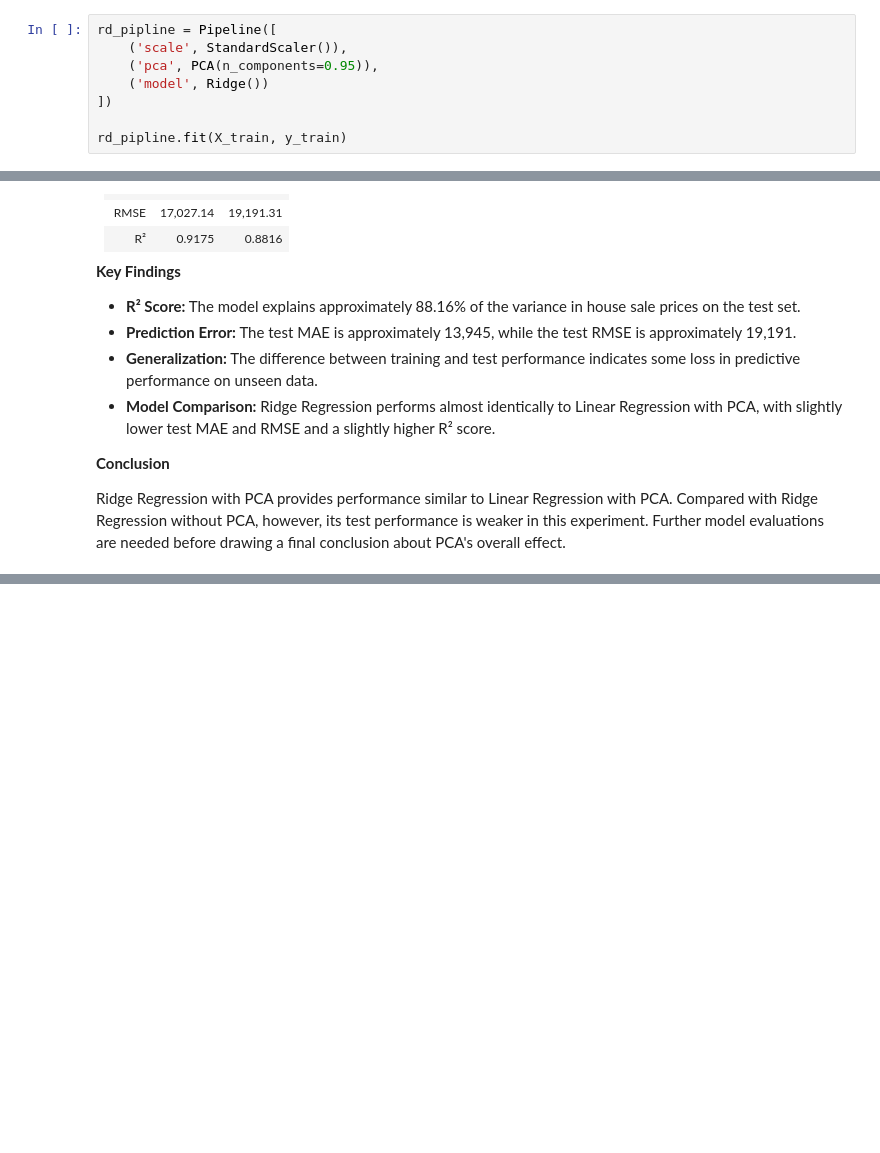
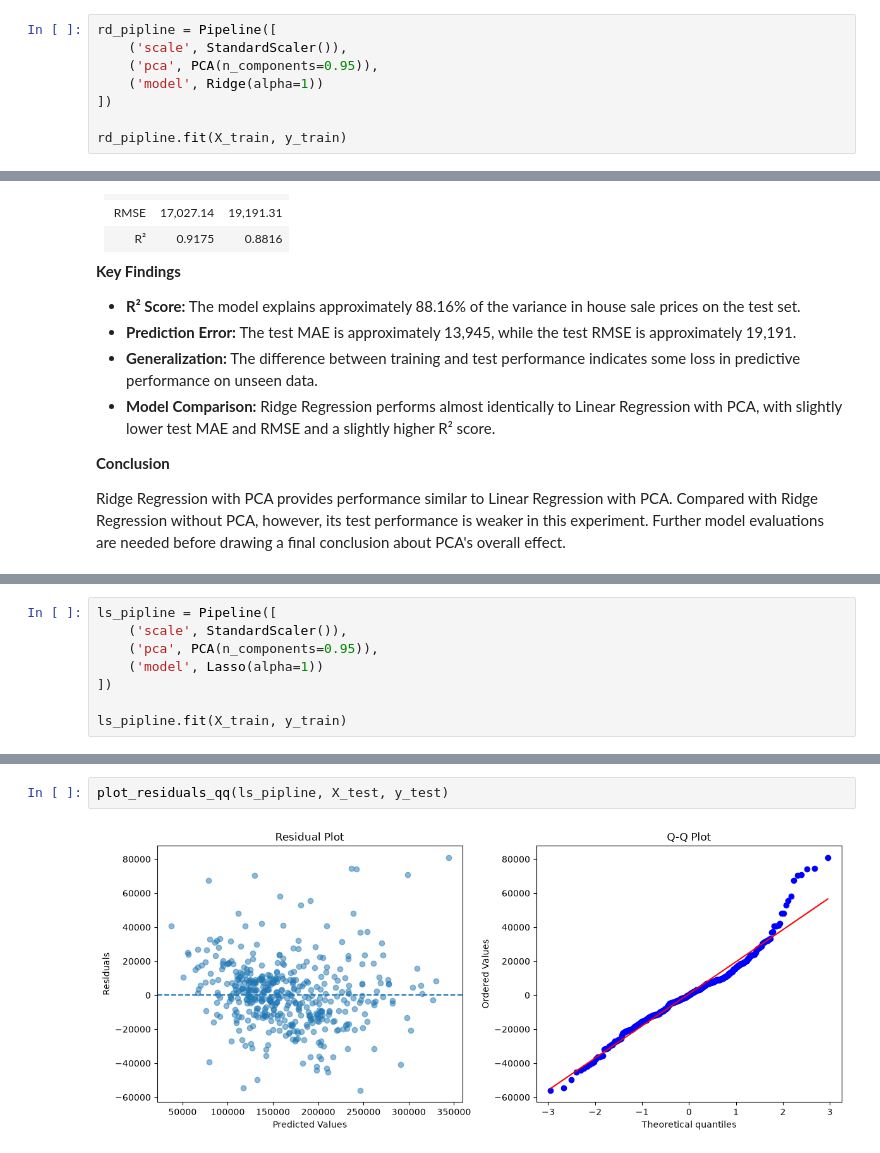
Before and after one commit to Mohamadzf23/ames-housing-price-prediction, a Jupyter notebook: src/ames_housing_price_prediction.ipynb, the cells around one changed output, grey strips where cells are left out. Drawn from its saved outputs; the diff is of its cells as text; blank space fills up the shorter version.

Commit message:
Evaluate Lasso Regression with PCA

```diff
--- a/src/ames_housing_price_prediction.ipynb
+++ b/src/ames_housing_price_prediction.ipynb
@@ -2865,7 +2865,7 @@ PCA reduced the dimensionality of the feature space, but it did not improve Line
 rd_pipline = Pipeline([
     ('scale', StandardScaler()),
     ('pca', PCA(n_components=0.95)),
-    ('model', Ridge())
+    ('model', Ridge(alpha=1))
 ])
 
 rd_pipline.fit(X_train, y_train)
@@ -2925,0 +2930,8 @@ Ridge Regression with PCA provides performance similar to Linear Regression with
+# %%
+ls_pipline = Pipeline([
+    ('scale', StandardScaler()),
+    ('pca', PCA(n_components=0.95)),
+    ('model', Lasso(alpha=1))
+])
+
+ls_pipline.fit(X_train, y_train)
@@ -2925,0 +2963,4 @@ Ridge Regression with PCA provides performance similar to Linear Regression with
+# %%
+plot_residuals_qq(ls_pipline, X_test, y_test)
+# %% [output]
+[figure, added]
```
Also changed, not shown: parts of 7 cells of this notebook.
